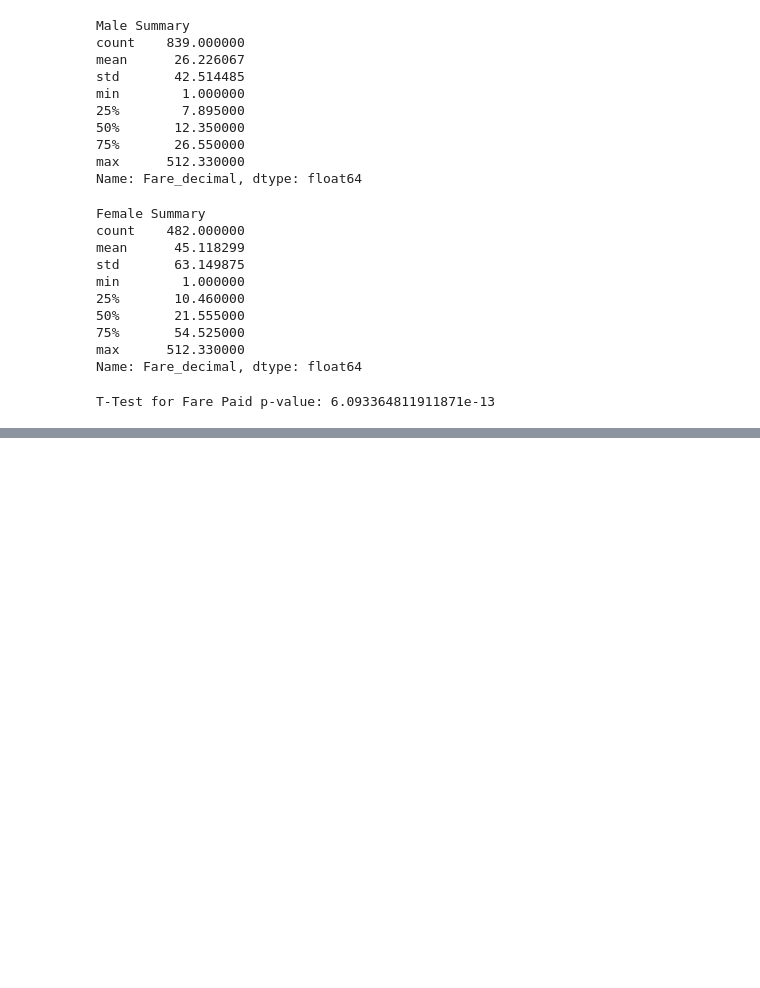
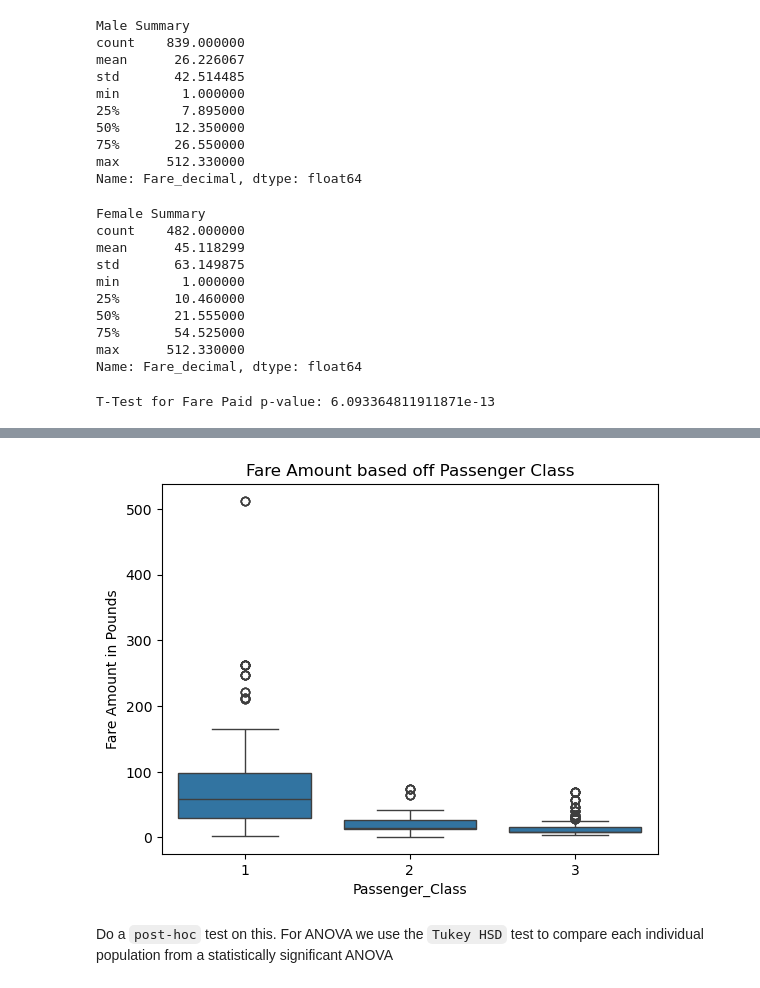
Before and after one commit to CS4580/my-notes-JulianArchuleta, a Jupyter notebook: module6/titanic_passanger_analysis.ipynb, the cells around one changed output, grey strips where cells are left out. Saved outputs shown, nothing was run; the diff lists cells and outputs as text; code cells hidden in the pictures; blank space fills up the shorter version.

```diff
--- a/module6/titanic_passanger_analysis.ipynb
+++ b/module6/titanic_passanger_analysis.ipynb
@@ -332,0 +344,10 @@ T-Test for Fare Paid p-value: 6.093364811911871e-13
+# %%
+import pandas as pd
+import matplotlib.pyplot as plt
+%matplotlib inline
+import seaborn as sns
+from statsmodels.formula.api import ols
+import statsmodels.api as sm
+# Load data
+passengers_df = pd.read_csv('../data/Titanic_Passengers.csv')
+passengers_df.head() # Make sure the data is loaded
@@ -332,0 +384,10 @@ T-Test for Fare Paid p-value: 6.093364811911871e-13
+# %%
+# Create a boxplot of the fare paid by passenger class
+sns.boxplot(x='Passenger_Class', y='Fare_decimal', data=passengers_df)
+plt.ylabel('Fare Amount in Pounds')
+plt.title('Fare Amount based off Passenger Class')
+plt.show()
+# %% [output]
+[figure, added]
+# %% [markdown]
+Do a `post-hoc` test on this. For ANOVA we use the `Tukey HSD` test to compare each individual population from a statistically significant ANOVA
```
Also changed, not shown: parts of 7 cells of this notebook.
